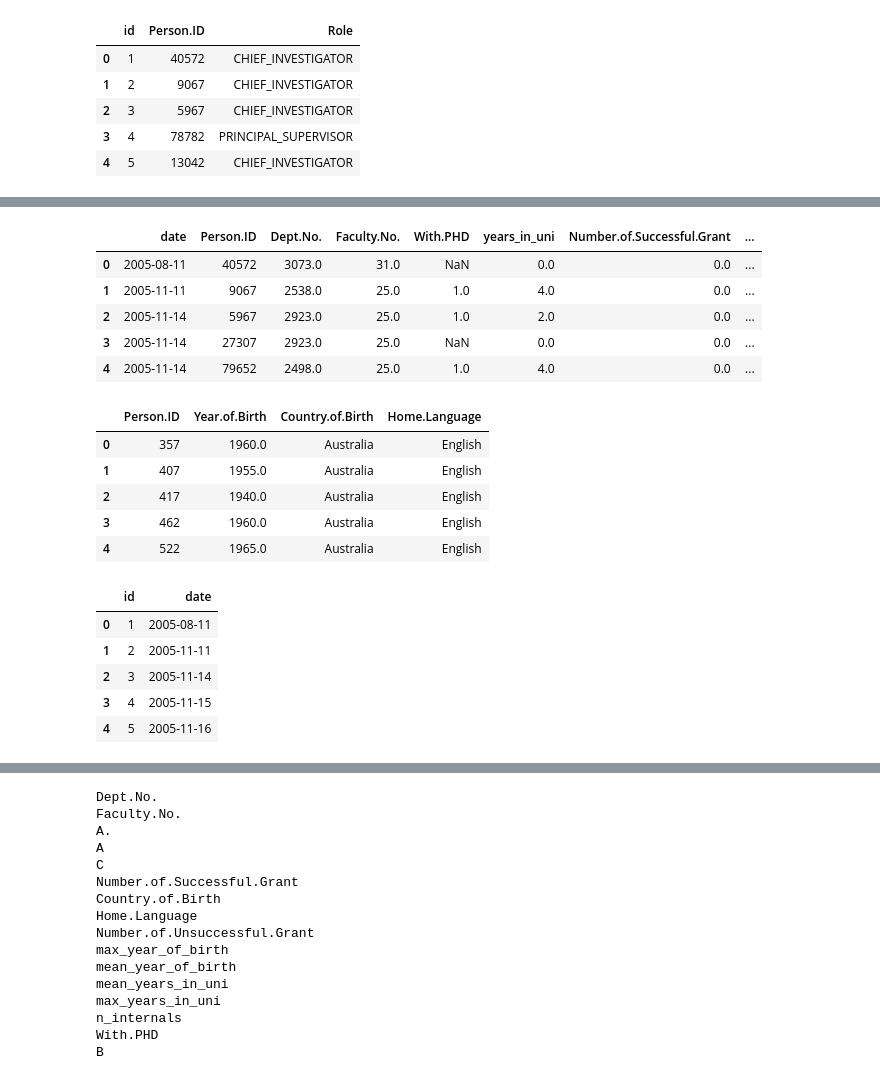
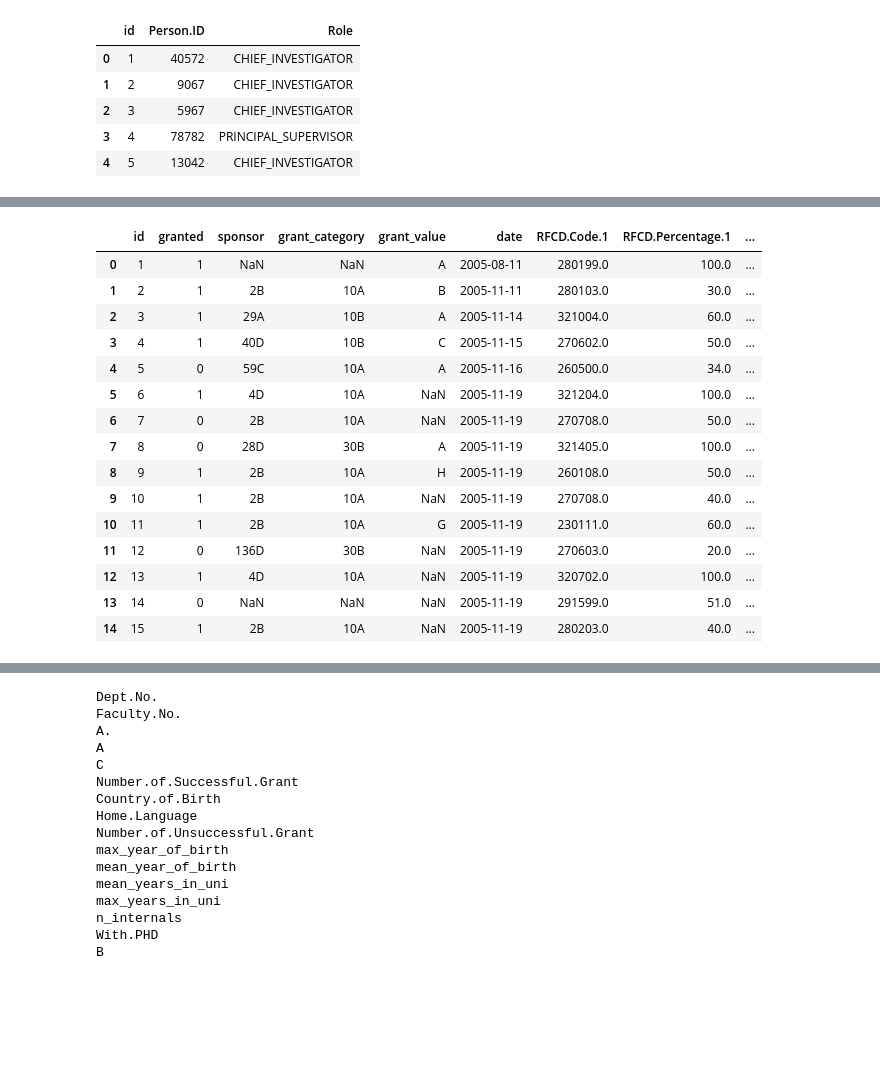
Before and after one commit to diegoami/DSRetreat_Melbourne_DIOLEM, a Jupyter notebook: scripts/emanuel_working.ipynb, the cells around one changed output, grey strips where cells are left out. Cells and saved outputs as stored; diff of their text form; code cells hidden in the pictures; blank space fills up the shorter version.

```diff
--- a/scripts/emanuel_working.ipynb
+++ b/scripts/emanuel_working.ipynb
@@ -46,3 +46,6 @@ df_p_static = pd.read_csv('../data/' + input_type + '_person_static_mod.csv', lo
 
 # we also need the combination (id,date)
 df_dates = pd.read_csv('../data/' + input_type + '.csv', low_memory=False,parse_dates=['date']).loc[:, ['id','date']].drop_duplicates()
+
+# we also need the combination (id,date)
+df_main = pd.read_csv('../data/' + input_type + '.csv', low_memory=False,parse_dates=['date'])
@@ -58,27 +52,19 @@ df_roles.head()
-# %%
-df_p_dyn.head()
-# %% [output]
-|  | date | Person.ID | Dept.No. | Faculty.No. | With.PHD | years_in_uni | Number.of.Successful.Grant | ... |
-| 0 | 2005-08-11 | 40572 | 3073.0 | 31.0 | NaN | 0.0 | 0.0 | ... |
-| 1 | 2005-11-11 | 9067 | 2538.0 | 25.0 | 1.0 | 4.0 | 0.0 | ... |
-| 2 | 2005-11-14 | 5967 | 2923.0 | 25.0 | 1.0 | 2.0 | 0.0 | ... |
-| 3 | 2005-11-14 | 27307 | 2923.0 | 25.0 | NaN | 0.0 | 0.0 | ... |
-| 4 | 2005-11-14 | 79652 | 2498.0 | 25.0 | 1.0 | 4.0 | 0.0 | ... |
-# %%
-df_p_static.head()
-# %% [output]
-|  | Person.ID | Year.of.Birth | Country.of.Birth | Home.Language |
-| 0 | 357 | 1960.0 | Australia | English |
-| 1 | 407 | 1955.0 | Australia | English |
-| 2 | 417 | 1940.0 | Australia | English |
-| 3 | 462 | 1960.0 | Australia | English |
-| 4 | 522 | 1965.0 | Australia | English |
-# %%
-df_dates.head()
-# %% [output]
-|  | id | date |
-| 0 | 1 | 2005-08-11 |
-| 1 | 2 | 2005-11-11 |
-| 2 | 3 | 2005-11-14 |
-| 3 | 4 | 2005-11-15 |
-| 4 | 5 | 2005-11-16 |
+# %%
+df_main.head(15)
+# %% [output]
+|  | id | granted | sponsor | grant_category | grant_value | date | RFCD.Code.1 | RFCD.Percentage.1 | ... |
+| 0 | 1 | 1 | NaN | NaN | A | 2005-08-11 | 280199.0 | 100.0 | ... |
+| 1 | 2 | 1 | 2B | 10A | B | 2005-11-11 | 280103.0 | 30.0 | ... |
+| 2 | 3 | 1 | 29A | 10B | A | 2005-11-14 | 321004.0 | 60.0 | ... |
+| 3 | 4 | 1 | 40D | 10B | C | 2005-11-15 | 270602.0 | 50.0 | ... |
+| 4 | 5 | 0 | 59C | 10A | A | 2005-11-16 | 260500.0 | 34.0 | ... |
+| 5 | 6 | 1 | 4D | 10A | NaN | 2005-11-19 | 321204.0 | 100.0 | ... |
+| 6 | 7 | 0 | 2B | 10A | NaN | 2005-11-19 | 270708.0 | 50.0 | ... |
+| 7 | 8 | 0 | 28D | 30B | A | 2005-11-19 | 321405.0 | 100.0 | ... |
+| 8 | 9 | 1 | 2B | 10A | H | 2005-11-19 | 260108.0 | 50.0 | ... |
+| 9 | 10 | 1 | 2B | 10A | NaN | 2005-11-19 | 270708.0 | 40.0 | ... |
+| 10 | 11 | 1 | 2B | 10A | G | 2005-11-19 | 230111.0 | 60.0 | ... |
+| 11 | 12 | 0 | 136D | 30B | NaN | 2005-11-19 | 270603.0 | 20.0 | ... |
+| 12 | 13 | 1 | 4D | 10A | NaN | 2005-11-19 | 320702.0 | 100.0 | ... |
+| 13 | 14 | 0 | NaN | NaN | NaN | 2005-11-19 | 291599.0 | 51.0 | ... |
+| 14 | 15 | 1 | 2B | 10A | NaN | 2005-11-19 | 280203.0 | 40.0 | ... |
```
Also changed, not shown: parts of 9 cells of this notebook, 2 other files.
